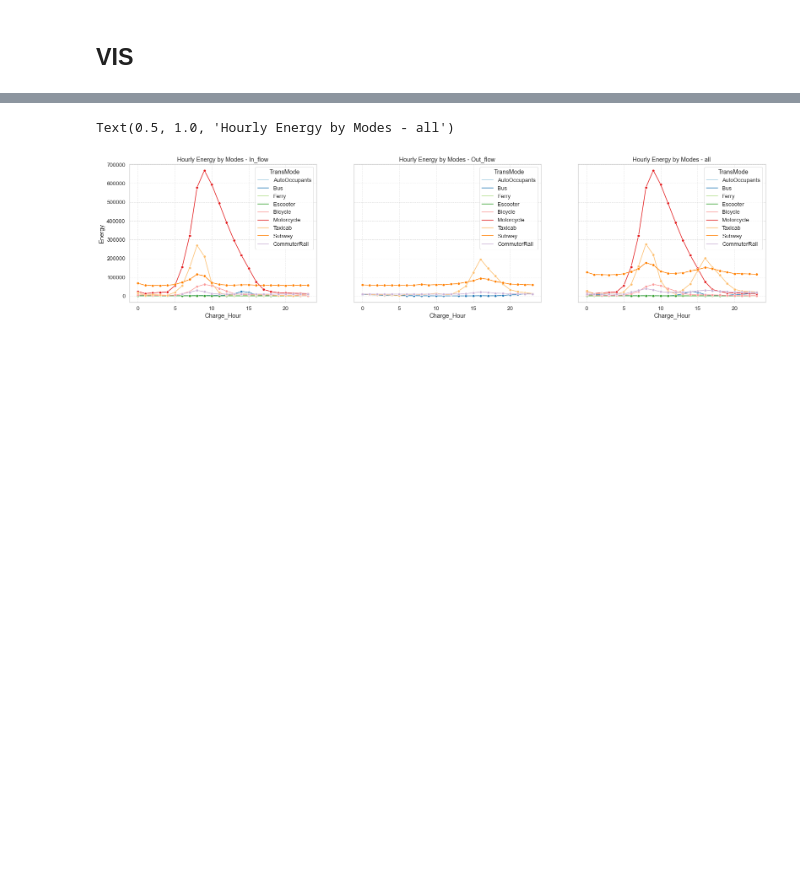
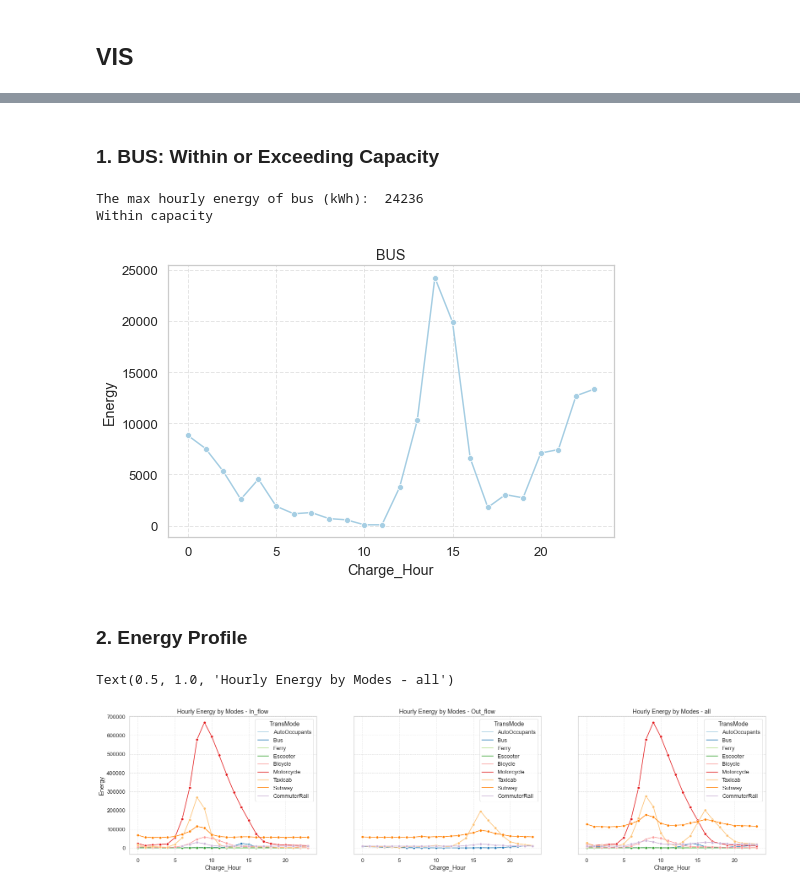
Before and after one commit to BNewborn/mobility-electrification, a Jupyter notebook: 04_ElectricalInfrastructureModel/Electric Model.ipynb, the cells around one changed output, grey strips where cells are left out. Cells and saved outputs as stored; diff of their text form; code cells hidden in the pictures; blank space fills up the shorter version.

```diff
--- a/04_ElectricalInfrastructureModel/Electric Model.ipynb
+++ b/04_ElectricalInfrastructureModel/Electric Model.ipynb
@@ -191,3 +201,23 @@ no.plot.bar(x='Rand Assignment', y='PERWT', ax=ax1)
+# %% [markdown]
+### 1. BUS: Within or Exceeding Capacity
+# %%
+bus = df_agg[df_agg['TransMode']=='Bus'][['Charge_Hour','TransMode','Energy']].sort_values('Charge_Hour').reset_index(drop=True)
+bus_max = bus.Energy.max()
+fig,(ax1) = plt.subplots(1,1,figsize=(8,5),sharey=True)
+plt.grid(ls='--',alpha=0.5)
+sns.lineplot(data=bus,x='Charge_Hour',y='Energy',marker='o',ax=ax1)
+plt.title('BUS')
+print('The max hourly energy of bus (kWh): ', int(bus_max))
+if bus_max <= 1457000:   ### 1457 MW = 1457000 kW
+    print('Within capacity')
+else:
+    print('Exceeding capacity')
+# %% [output]
+The max hourly energy of bus (kWh):  24236
+Within capacity
+[figure, added]
+# %% [markdown]
+### 2. Energy Profile
 # %%
 fig,(ax1,ax2,ax3)=plt.subplots(1,3,figsize=(27,6),sharey=True)
 ax1.grid(ls='--',alpha=0.5)
```
Also changed, not shown: parts of 19 cells of this notebook.
